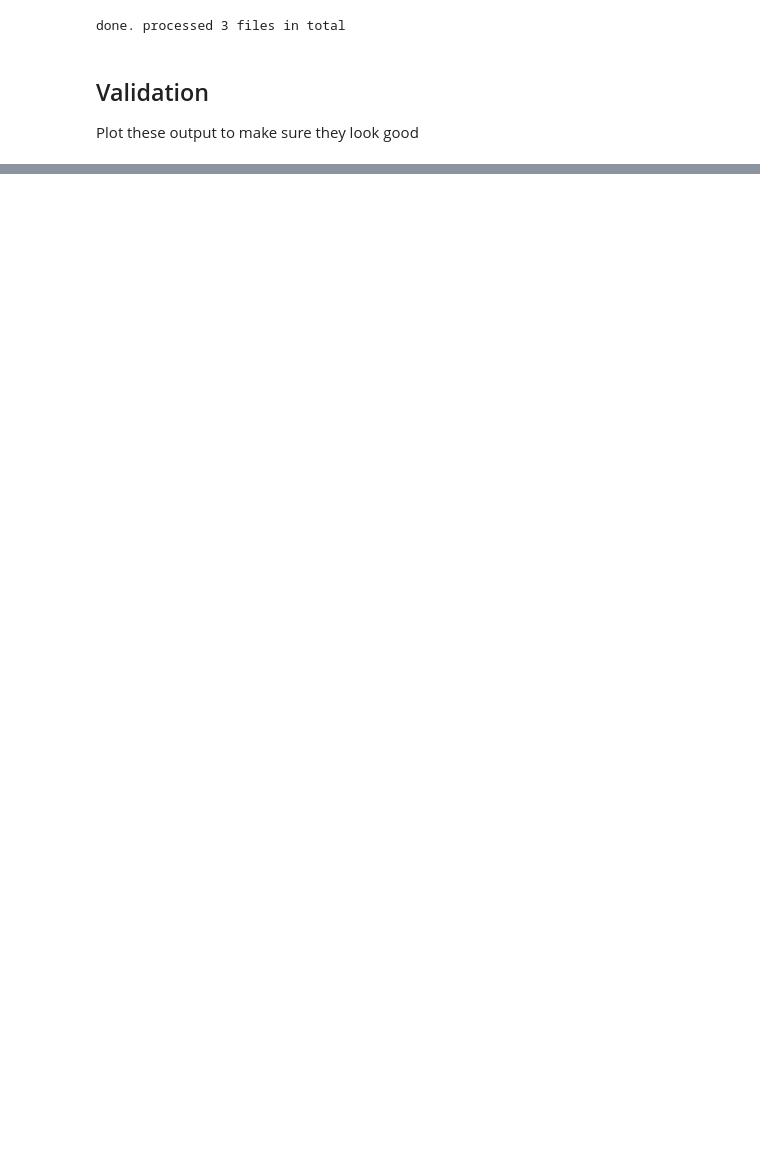
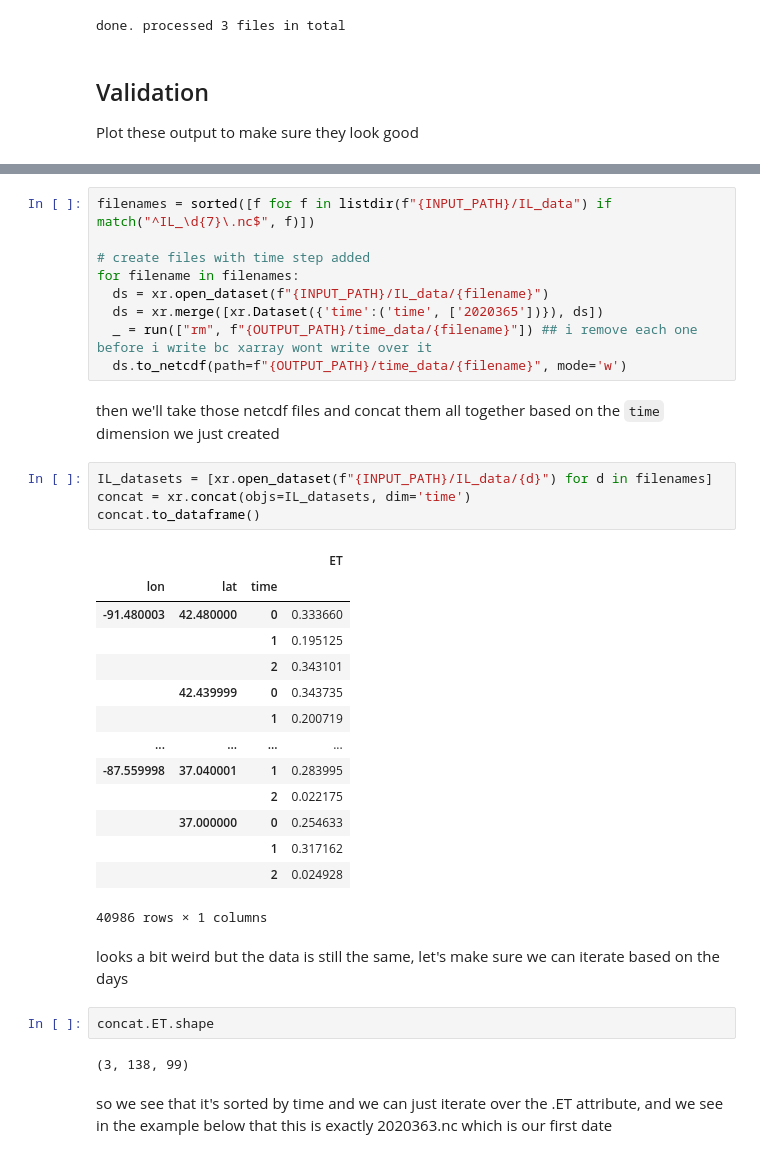
Before and after one commit to zsat/DAWN, a Jupyter notebook: cdo_tool/cdo_tool.ipynb, the cells around one changed output, grey strips where cells are left out. Drawn from its saved outputs; the diff is of its cells as text; blank space fills up the shorter version.

```diff
--- a/cdo_tool/cdo_tool.ipynb
+++ b/cdo_tool/cdo_tool.ipynb
@@ -211,0 +236,38 @@ for filename in filenames:
+# %%
+filenames = sorted([f for f in listdir(f"{INPUT_PATH}/IL_data") if match("^IL_\d{7}\.nc$", f)])
+
+# create files with time step added
+for filename in filenames:
+  ds = xr.open_dataset(f"{INPUT_PATH}/IL_data/{filename}")
+  ds = xr.merge([xr.Dataset({'time':('time', ['2020365'])}), ds])
+  _ = run(["rm", f"{OUTPUT_PATH}/time_data/{filename}"]) ## i remove each one before i write bc xarray wont write over it
+  ds.to_netcdf(path=f"{OUTPUT_PATH}/time_data/{filename}", mode='w')
+# %% [markdown]
+then we'll take those netcdf files and concat them all together based on the `time` dimension we just created
+# %%
+IL_datasets = [xr.open_dataset(f"{INPUT_PATH}/IL_data/{d}") for d in filenames]
+concat = xr.concat(objs=IL_datasets, dim='time')
+concat.to_dataframe()
+# %% [output]
+|  |  |  | ET |
+| lon | lat | time |  |
+| -91.480003 | 42.480000 | 0 | 0.333660 |
+|  |  | 1 | 0.195125 |
+|  |  | 2 | 0.343101 |
+|  | 42.439999 | 0 | 0.343735 |
+|  |  | 1 | 0.200719 |
+| ... | ... | ... | ... |
+| -87.559998 | 37.040001 | 1 | 0.283995 |
+|  |  | 2 | 0.022175 |
+|  | 37.000000 | 0 | 0.254633 |
+|  |  | 1 | 0.317162 |
+|  |  | 2 | 0.024928 |
+40986 rows × 1 columns
+# %% [markdown]
+looks a bit weird but the data is still the same, let's make sure we can iterate based on the days
+# %%
+concat.ET.shape
+# %% [output]
+(3, 138, 99)
+# %% [markdown]
+so we see that it's sorted by time and we can just iterate over the .ET attribute, and we see in the example below that this is exactly 2020363.nc which is our first date
```
Also changed, not shown: parts of 7 cells of this notebook, 11 other files.
